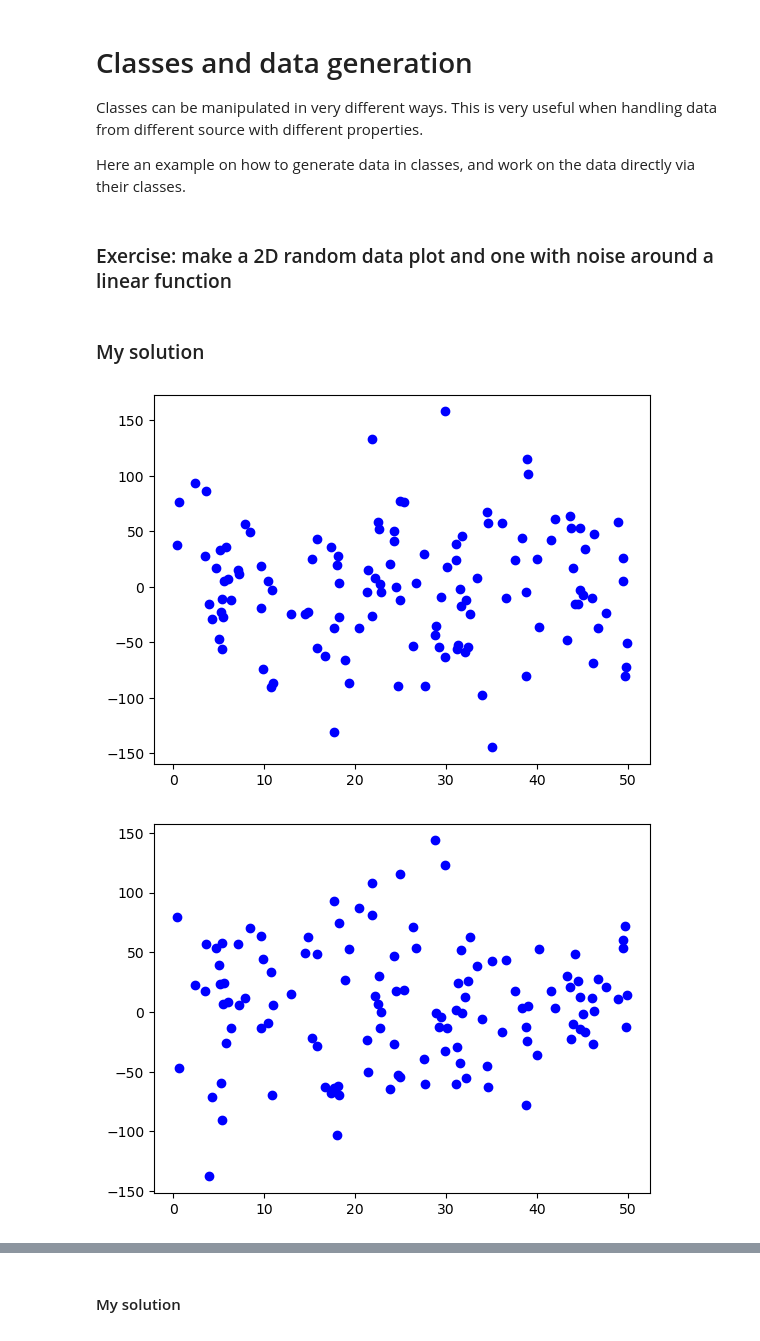
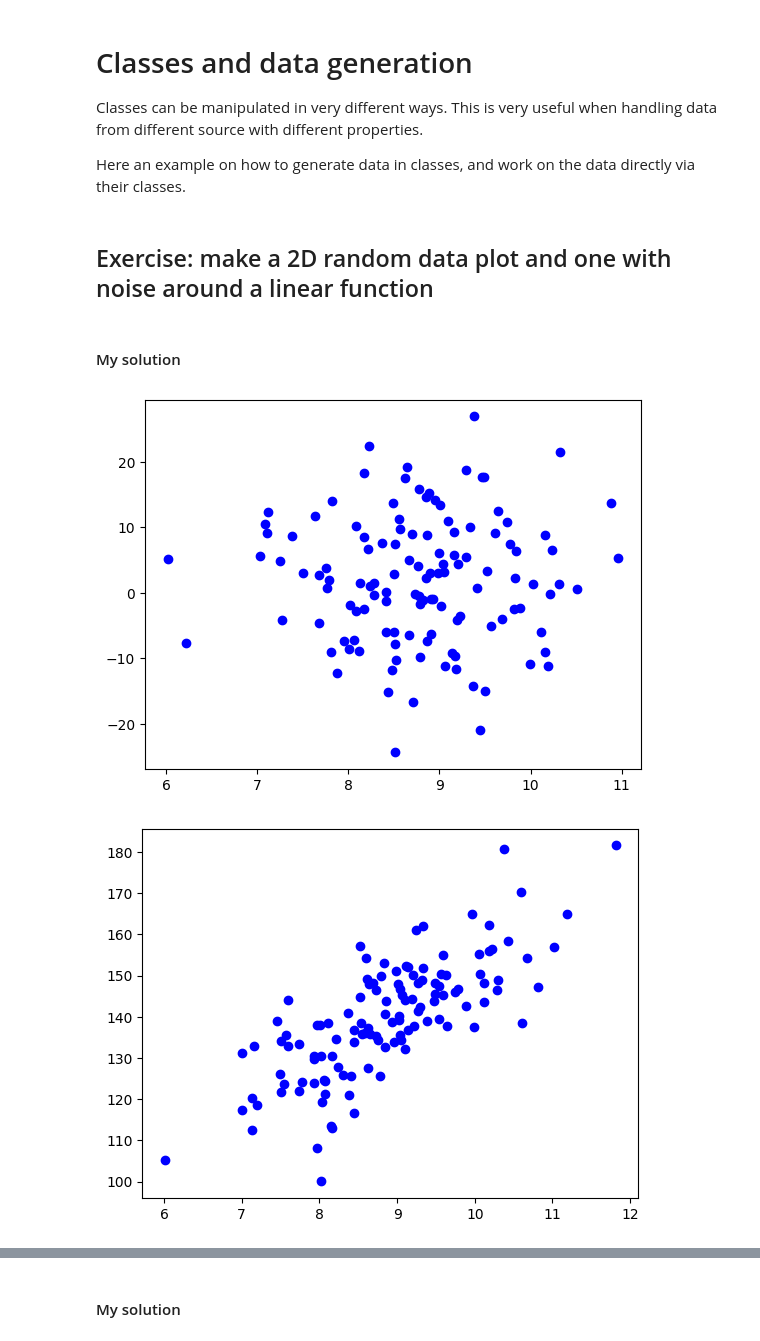
Before and after one commit to EnricoRiccardi/MOD323, a Jupyter notebook: src/notebook/ML_intro/Data_generation_and_classes.ipynb, the cells around one changed output, grey strips where cells are left out. Drawn from its saved outputs; the diff is of its cells as text; code cells hidden in the pictures.

```diff
--- a/src/notebook/ML_intro/Data_generation_and_classes.ipynb
+++ b/src/notebook/ML_intro/Data_generation_and_classes.ipynb
@@ -5,45 +5,84 @@ Classes can be manipulated in very different ways. This is very useful when hand
 
 Here an example on how to generate data in classes, and work on the data directly via their classes.
 # %% [markdown]
-### Exercise: make a 2D random data plot and one with noise around a linear function
+## Exercise: make a 2D random data plot and one with noise around a linear function
 # %% [markdown]
-### My solution
+#### My solution
 # %%
 # Random 2D data
 
 import numpy as np
 import matplotlib.pyplot as plt
 
-n_random_points = 123
-noise = 50
-x = np.random.rand(n_random_points) * noise
+distribution = 'normal'
+n_points = 123
+x_range = [1, 10]
+y_range = [1, 10]
 
-# Add noise
-y = np.random.randn(n_random_points) * noise
+x_scale = x_range[1] - x_range[0]
+y_scale = y_range[1] - y_range[0]
+
+if distribution == 'normal':
+    x = np.random.randn(n_points)
+else:
+    x = np.random.rand(n_points)
+
+x += x_scale
+x *= x_range[0]
+
+
+if distribution == 'normal':
+    y = np.random.randn(n_points)
+else:
+    y = np.random.rand(n_points)
+
+y *= y_scale
+y += y_range[0]
+
 
 # Plot all
 plt.scatter(x, y, color='blue', label='Data Points')
 plt.show()
 # %% [output]
-[figure, old version]
+[figure, new version]
 # %%
-# 2D data around a line
+# With a linear function
+
 import numpy as np
 import matplotlib.pyplot as plt
 
-n_random_points = 123
-noise = 50
+distribution = 'normal'
+n_points = 123
+x_range = [1, 10]
+y_range = [1, 10]
 
-# Make 'perfect' data
-true_slope,  true_intercept = 0, 5
-y = true_slope * x + true_intercept
+x_scale = x_range[1] - x_range[0]
+y_scale = y_range[1] - y_range[0]
 
-# Add noise
-y += np.random.randn(n_random_points) * noise
+if distribution == 'normal':
+    x = np.random.randn(n_points)
+else:
+    x = np.random.rand(n_points)
+
+x += x_scale
+x *= x_range[0]
+
+
+if distribution == 'normal':
+    y = np.random.randn(n_points)
+else:
+    y = np.random.rand(n_points)
+
+y *= y_scale
+y += y_range[0]
+
+# Add 'perfect' data
+true_slope,  true_intercept = 10, 50
+y += true_slope * x + true_intercept
 
 # Plot all
 plt.scatter(x, y, color='blue', label='Data Points')
 plt.show()
 # %% [output]
-[figure, old version]
+[figure, new version]
 # %% [markdown]
```
Also changed, not shown: parts of 18 cells of this notebook, 1 other file.
